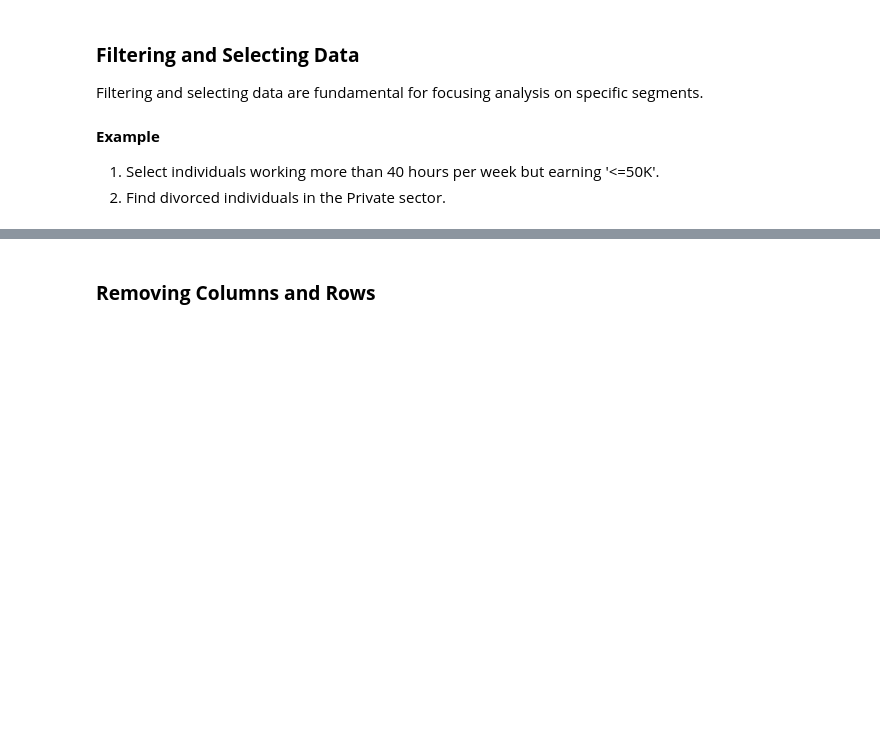
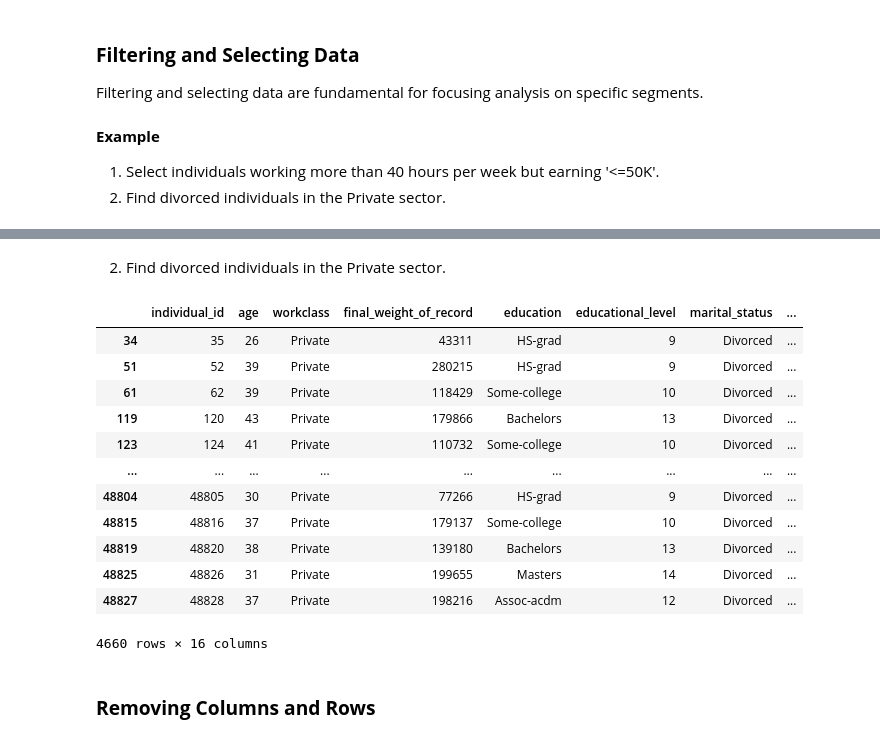
Before and after one commit to djustinandre/DAT09, a Jupyter notebook: Module 4 - Pandas/pandas_intermediate.ipynb, the cells around one changed output, grey strips where cells are left out. Saved outputs shown, nothing was run; the diff lists cells and outputs as text; code cells hidden in the pictures; blank space fills up the shorter version.

```diff
--- a/Module 4 - Pandas/pandas_intermediate.ipynb
+++ b/Module 4 - Pandas/pandas_intermediate.ipynb
@@ -306,2 +546,20 @@ Filtering and selecting data are fundamental for focusing analysis on specific s
+# %% [markdown]
+2. Find divorced individuals in the Private sector.
+# %%
+census_df[(census_df["marital_status"] == "Divorced") & (census_df["workclass"] == "Private")]
+# %% [output]
+|  | individual_id | age | workclass | final_weight_of_record | education | educational_level | marital_status | ... |
+| 34 | 35 | 26 | Private | 43311 | HS-grad | 9 | Divorced | ... |
+| 51 | 52 | 39 | Private | 280215 | HS-grad | 9 | Divorced | ... |
+| 61 | 62 | 39 | Private | 118429 | Some-college | 10 | Divorced | ... |
+| 119 | 120 | 43 | Private | 179866 | Bachelors | 13 | Divorced | ... |
+| 123 | 124 | 41 | Private | 110732 | Some-college | 10 | Divorced | ... |
+| ... | ... | ... | ... | ... | ... | ... | ... | ... |
+| 48804 | 48805 | 30 | Private | 77266 | HS-grad | 9 | Divorced | ... |
+| 48815 | 48816 | 37 | Private | 179137 | Some-college | 10 | Divorced | ... |
+| 48819 | 48820 | 38 | Private | 139180 | Bachelors | 13 | Divorced | ... |
+| 48825 | 48826 | 31 | Private | 199655 | Masters | 14 | Divorced | ... |
+| 48827 | 48828 | 37 | Private | 198216 | Assoc-acdm | 12 | Divorced | ... |
+4660 rows × 16 columns
 # %% [markdown]
 ### **Removing Columns and Rows**
```
Also changed, not shown: parts of 31 cells of this notebook, 1 other file.
